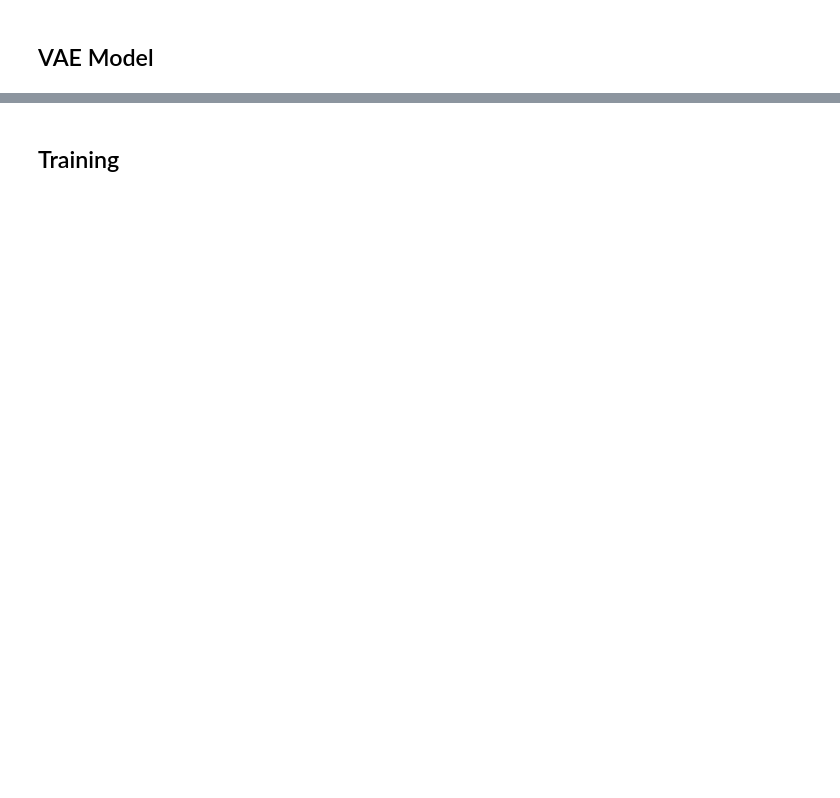
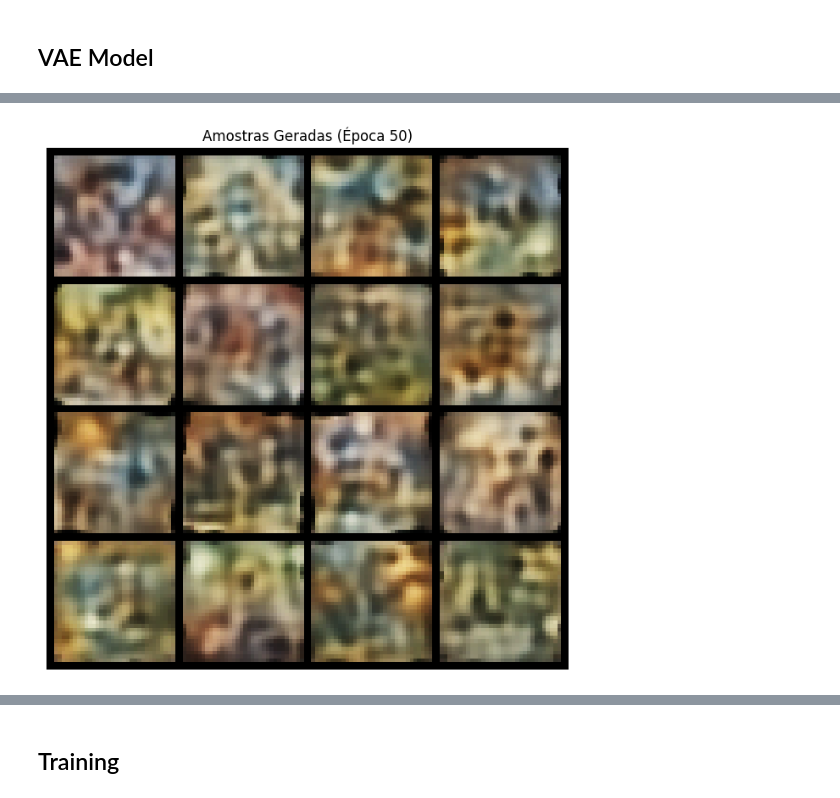
Before and after one commit to anapinto04/IAG_TP1, a Jupyter notebook: vae.ipynb, the cells around one changed output, grey strips where cells are left out. Drawn from its saved outputs; the diff is of its cells as text; code cells hidden in the pictures; blank space fills up the shorter version.

```diff
--- a/vae.ipynb
+++ b/vae.ipynb
@@ -70,0 +293,7 @@ class VAE(nn.Module):
+# %%
+def vae_loss_function(recon_x, x, mu, logvar, current_beta):
+    recon_loss = F.mse_loss(recon_x, x, reduction='mean')
+    kl_loss = -0.5 * torch.mean(1 + logvar - mu.pow(2) - logvar.exp())
+
+    total_loss = recon_loss + (current_beta * kl_loss)
+    return total_loss, recon_loss, kl_loss
@@ -70,0 +388,22 @@ class VAE(nn.Module):
+# %%
+def visualize_vae_results(model, num_samples=16):
+    model.eval()
+    with torch.no_grad():
+        # 1. Gerar do Espaço Latente (Amostragem Aleatória)
+        z = torch.randn(num_samples, LATENT_DIM).to(DEVICE)
+        samples = model.decode(z)
+
+        # Inverter a normalização (-1, 1 -> 0, 1) para o matplotlib
+        samples = samples * 0.5 + 0.5
+
+        grid = make_grid(samples, nrow=4).permute(1, 2, 0).cpu().numpy()
+
+        plt.figure(figsize=(8, 8))
+        plt.imshow(grid)
+        plt.axis('off')
+        plt.title(f"Amostras Geradas (Época {EPOCHS})")
+        plt.show()
+
+visualize_vae_results(model)
+# %% [output]
+[figure, added]
```
Also changed, not shown: parts of 17 cells of this notebook, 3 other files.
